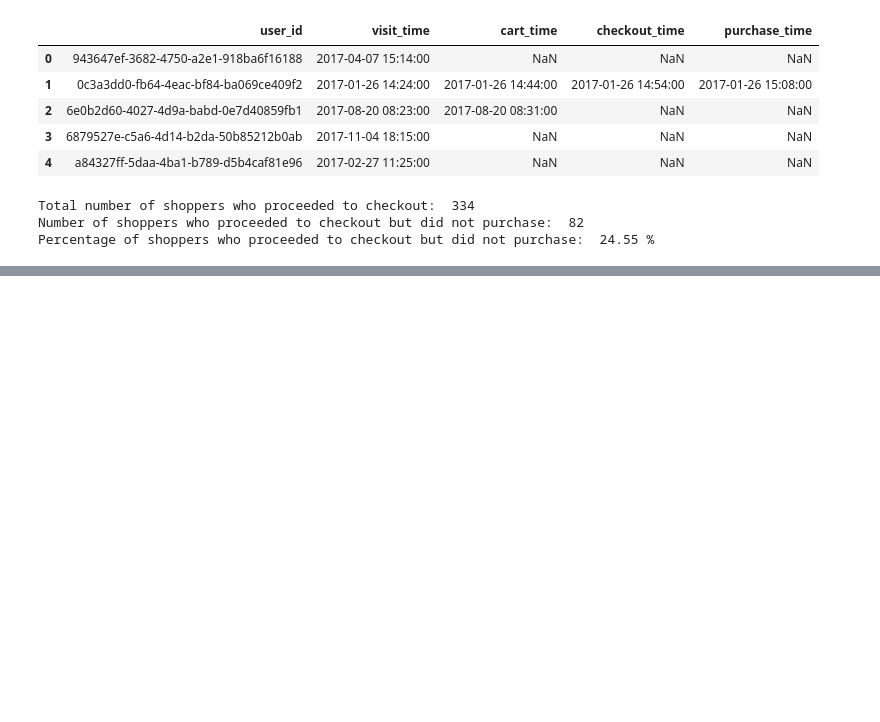
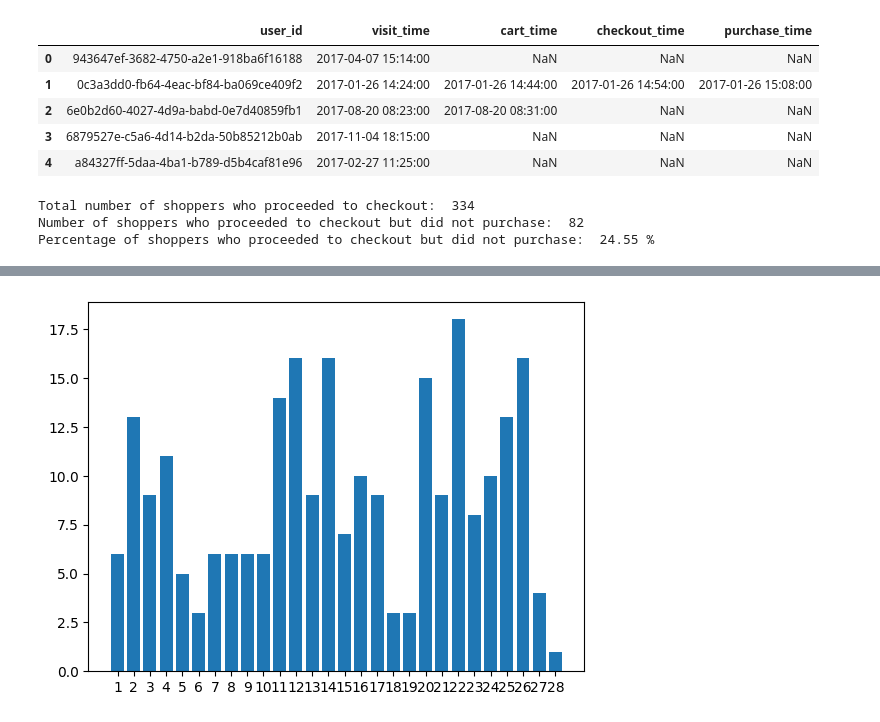
Before and after one commit to paulpuccinelli/funnel_analysis, a Jupyter notebook: page_visits.ipynb, the cells around one changed output, grey strips where cells are left out. Saved outputs shown, nothing was run; the diff lists cells and outputs as text; code cells hidden in the pictures; blank space fills up the shorter version.

```diff
--- a/page_visits.ipynb
+++ b/page_visits.ipynb
@@ -143,0 +199,7 @@ Avg time spent from time of visit to time of purchase:  0 days 00:43:12.38095238
+# %%
+day_counts = all_data_purchase['day'].value_counts().sort_index()
+plt.bar(day_counts.index, day_counts.values)
+plt.xticks(range(1,29))
+plt.show()
+# %% [output]
+[figure, added]
```
Also changed, not shown: parts of 6 cells of this notebook.
